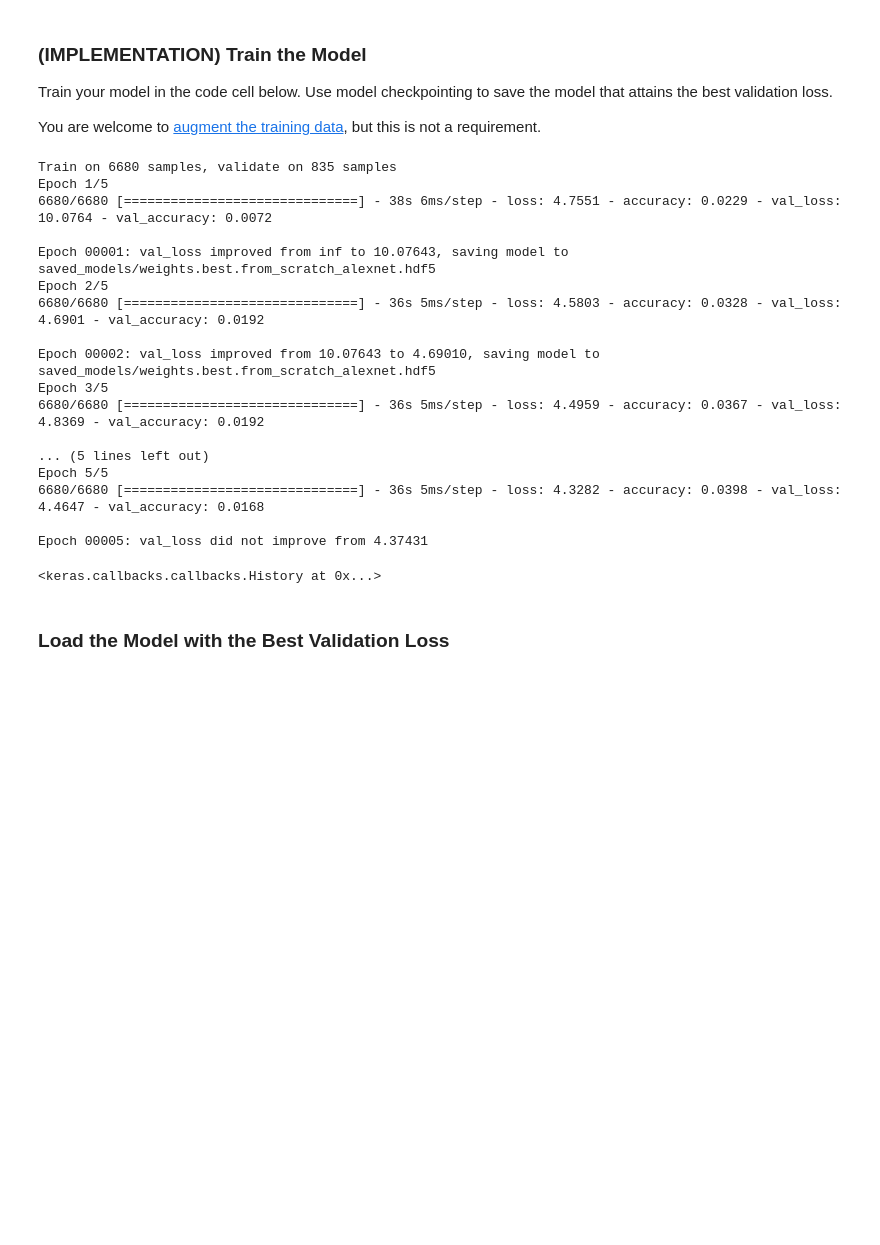
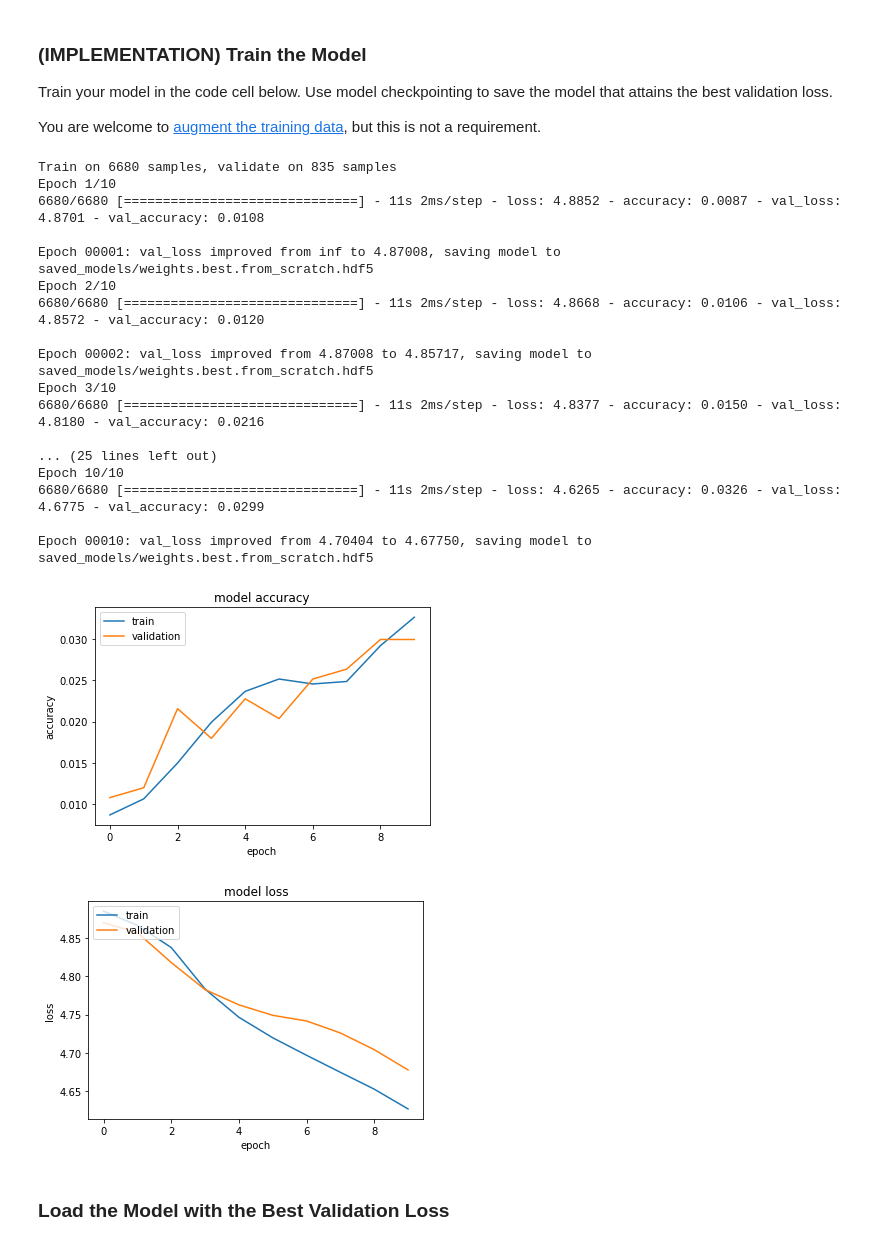
Before and after one commit to normannexo/dog-project, a Jupyter notebook: dog_app.ipynb, the cells around one changed output. Saved outputs shown, nothing was run; the diff lists cells and outputs as text; code cells hidden in the pictures; blank space fills up the shorter version.

```diff
--- a/dog_app.ipynb
+++ b/dog_app.ipynb
@@ -435,35 +435,53 @@ from keras.callbacks import ModelCheckpoint
 
 ### TODO: specify the number of epochs that you would like to use to train the model.
 
-epochs = 5
+epochs = 10
 
 ### Do NOT modify the code below this line.
 
-checkpointer = ModelCheckpoint(filepath='saved_models/weights.best.from_scratch_alexnet.hdf5',
+checkpointer = ModelCheckpoint(filepath='saved_models/weights.best.from_scratch.hdf5',
                                verbose=1, save_best_only=True)
 
-model2.fit(train_tensors, train_targets,
+history = model.fit(train_tensors, train_targets,
           validation_data=(valid_tensors, valid_targets),
           epochs=epochs, batch_size=20, callbacks=[checkpointer], verbose=1)
 # %% [output]
 Train on 6680 samples, validate on 835 samples
-Epoch 1/5
-6680/6680 [==============================] - 38s 6ms/step - loss: 4.7551 - accuracy: 0.0229 - val_loss: 10.0764 - val_accuracy: 0.0072
+Epoch 1/10
+6680/6680 [==============================] - 11s 2ms/step - loss: 4.8852 - accuracy: 0.0087 - val_loss: 4.8701 - val_accuracy: 0.0108
 
-Epoch 00001: val_loss improved from inf to 10.07643, saving model to saved_models/weights.best.from_scratch_alexnet.hdf5
-Epoch 2/5
-6680/6680 [==============================] - 36s 5ms/step - loss: 4.5803 - accuracy: 0.0328 - val_loss: 4.6901 - val_accuracy: 0.0192
+Epoch 00001: val_loss improved from inf to 4.87008, saving model to saved_models/weights.best.from_scratch.hdf5
+Epoch 2/10
+6680/6680 [==============================] - 11s 2ms/step - loss: 4.8668 - accuracy: 0.0106 - val_loss: 4.8572 - val_accuracy: 0.0120
 
-Epoch 00002: val_loss improved from 10.07643 to 4.69010, saving model to saved_models/weights.best.from_scratch_alexnet.hdf5
-Epoch 3/5
-6680/6680 [==============================] - 36s 5ms/step - loss: 4.4959 - accuracy: 0.0367 - val_loss: 4.8369 - val_accuracy: 0.0192
+Epoch 00002: val_loss improved from 4.87008 to 4.85717, saving model to saved_models/weights.best.from_scratch.hdf5
+Epoch 3/10
+6680/6680 [==============================] - 11s 2ms/step - loss: 4.8377 - accuracy: 0.0150 - val_loss: 4.8180 - val_accuracy: 0.0216
 
-... (5 lines left out)
-Epoch 5/5
-6680/6680 [==============================] - 36s 5ms/step - loss: 4.3282 - accuracy: 0.0398 - val_loss: 4.4647 - val_accuracy: 0.0168
+... (25 lines left out)
+Epoch 10/10
+6680/6680 [==============================] - 11s 2ms/step - loss: 4.6265 - accuracy: 0.0326 - val_loss: 4.6775 - val_accuracy: 0.0299
 
-Epoch 00005: val_loss did not improve from 4.37431
+Epoch 00010: val_loss improved from 4.70404 to 4.67750, saving model to saved_models/weights.best.from_scratch.hdf5
-<keras.callbacks.callbacks.History at 0x...>
+# %%
+plt.plot(history.history['accuracy'])
+plt.plot(history.history['val_accuracy'])
+plt.title('model accuracy')
+plt.ylabel('accuracy')
+plt.xlabel('epoch')
+plt.legend(['train', 'validation'], loc='upper left')
+plt.show()
+# summarize history for loss
+plt.plot(history.history['loss'])
+plt.plot(history.history['val_loss'])
+plt.title('model loss')
+plt.ylabel('loss')
+plt.xlabel('epoch')
+plt.legend(['train', 'validation'], loc='upper left')
+plt.show()
+# %% [output]
+[figure, added]
+[figure, added]
 # %% [markdown]
 ### Load the Model with the Best Validation Loss
 # %%
```
Also changed, not shown: parts of 17 cells of this notebook.
